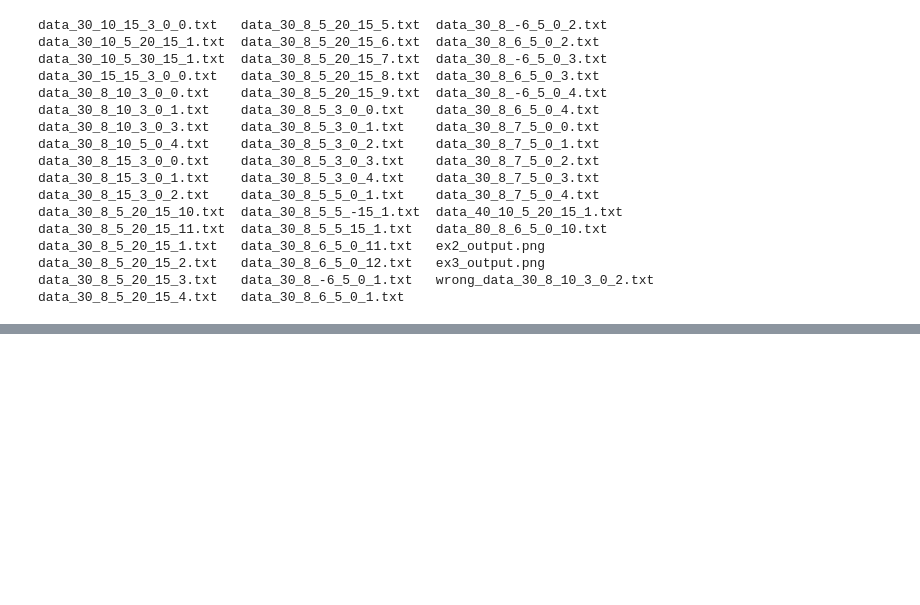
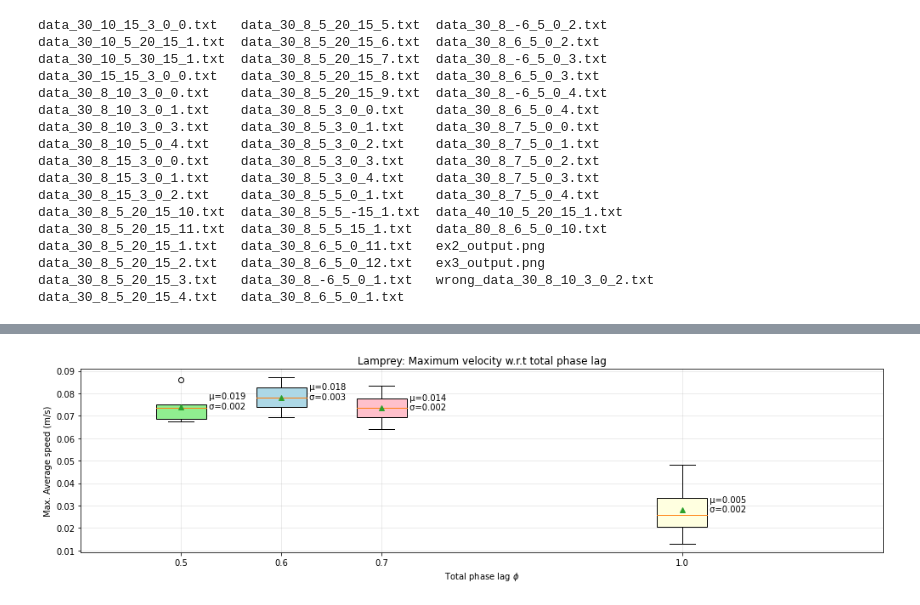
Before and after one commit to RLi43/tp_robots_nageurs, a Jupyter notebook: data processing.ipynb, the cells around one changed output, grey strips where cells are left out. Cells and saved outputs as stored; diff of their text form; code cells hidden in the pictures; blank space fills up the shorter version.

```diff
--- a/data processing.ipynb
+++ b/data processing.ipynb
@@ -271,11 +294,22 @@ def get_list_ave_speed(name_arr):
     for ele in name_arr:
         ret.append(get_ave_speed(ele))
     return np.array(ret)
+# %%
+def get_list_max_vel(name_arr):
+    ret = []
+    for ele in name_arr:
+        ret.append(get_max_velocity(ele))
+    return np.array(ret)
 # %%
 ave5 = get_list_ave_speed(a30f8ph5)
 ave6 = get_list_ave_speed(a30f8ph6)
 ave7 = get_list_ave_speed(a30f8ph7)
 ave10 = get_list_ave_speed(a30f8ph10)
+# %%
+max5 = get_list_max_vel(a30f8ph5)
+max6 = get_list_max_vel(a30f8ph6)
+max7 = get_list_max_vel(a30f8ph7)
+max10 = get_list_max_vel(a30f8ph10)
 # %%
 def mean_std(data):
     return np.mean(data), np.std(data)
@@ -313,0 +366,24 @@ plt.show()
+# %%
+fig, ax = plt.subplots(figsize=(14,4))
+# mpl.style.use('default')
+plt.xlim([0.4, 1.2])
+plt.xlabel('Total phase lag $\phi$')
+plt.ylabel('Max. Average speed (m/s)')
+bp = ax.boxplot([max5, max6, max7, max10], positions=[0.5, 0.6, 0.7, 1.0], showmeans=True, widths = 0.05, patch_artist=True)
+
+colors = ['lightgreen', 'lightblue', 'pink', 'lightyellow']
+
+for patch, color in zip(bp['boxes'], colors):
+    patch.set_facecolor(color)
+for i, line in enumerate(bp['means']):
+    x, y = line.get_xydata()[0]
+    text = ' μ={:.3f}\n σ={:.3f}'.format(mean[i], std[i])
+    ax.annotate(text, xy=(x+0.025, y-0.001))
+
+plt.title('Lamprey: Maximum velocity w.r.t total phase lag')
+plt.tight_layout()
+plt.grid(alpha=0.3)
+fig.savefig('max_phase.pdf')
+plt.show()
+# %% [output]
+[figure, added]
```
Also changed, not shown: parts of 8 cells of this notebook.
